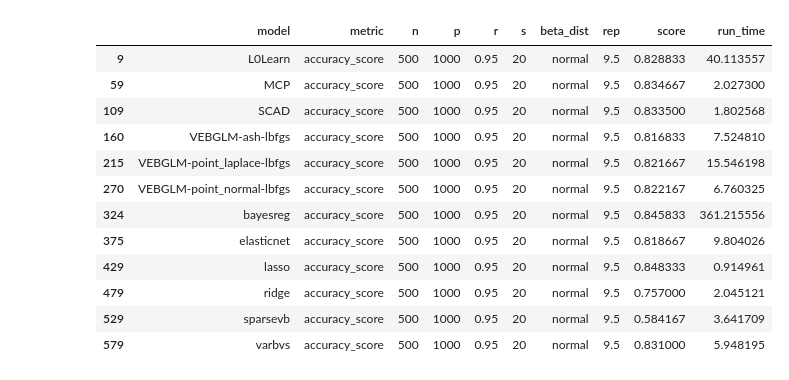
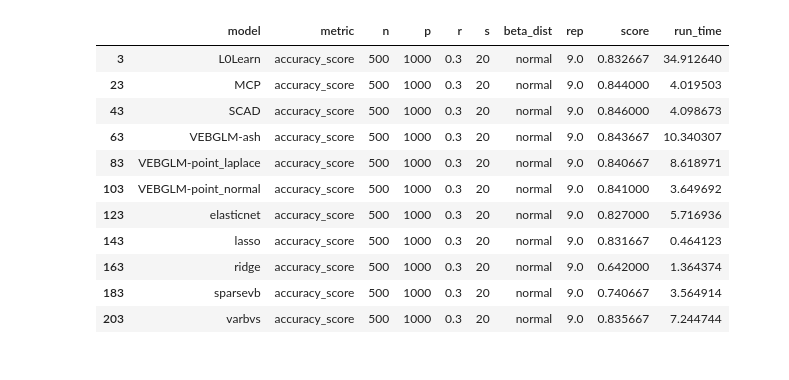
Before and after one commit to DongyueXie/vebglm-paper, a Jupyter notebook: simulation/analyze_simu.ipynb, the cells around one changed output. Cells and saved outputs as stored; diff of their text form; code cells hidden in the pictures.

Commit message:
revise simu code

```diff
--- a/simulation/analyze_simu.ipynb
+++ b/simulation/analyze_simu.ipynb
@@ -21,25 +21,24 @@ import matplotlib.pyplot as plt
 # %%
 
 pd.set_option('display.max_rows', None)
-with open('/home/dxie/myPy/VEBGLM-paper/simulation/results/simu_res_rho.pkl', 'rb') as f:
+with open('/home/mypro3/myPy/VEBGLM-paper/simulation/results/simu_metric_rho.pkl', 'rb') as f:
     res = pickle.load(f)
 results_df = pd.DataFrame(res)
 # %%
 res = results_df.groupby(['model', 'metric','n','p','r','s','beta_dist']).median().reset_index()
 # %%
 # res[(res['metric']=='recall_score') ]
-res[(res['metric']=='accuracy_score') & (res['r']==0.95) ]
+res[(res['metric']=='accuracy_score') & (res['r']==0.3) & (res['p']==1000)]
 # %% [output]
 |  | model | metric | n | p | r | s | beta_dist | rep | score | run_time |
-| 9 | L0Learn | accuracy_score | 500 | 1000 | 0.95 | 20 | normal | 9.5 | 0.828833 | 40.113557 |
-| 59 | MCP | accuracy_score | 500 | 1000 | 0.95 | 20 | normal | 9.5 | 0.834667 | 2.027300 |
-| 109 | SCAD | accuracy_score | 500 | 1000 | 0.95 | 20 | normal | 9.5 | 0.833500 | 1.802568 |
-| 160 | VEBGLM-ash-lbfgs | accuracy_score | 500 | 1000 | 0.95 | 20 | normal | 9.5 | 0.816833 | 7.524810 |
-| 215 | VEBGLM-point_laplace-lbfgs | accuracy_score | 500 | 1000 | 0.95 | 20 | normal | 9.5 | 0.821667 | 15.546198 |
-| 270 | VEBGLM-point_normal-lbfgs | accuracy_score | 500 | 1000 | 0.95 | 20 | normal | 9.5 | 0.822167 | 6.760325 |
-| 324 | bayesreg | accuracy_score | 500 | 1000 | 0.95 | 20 | normal | 9.5 | 0.845833 | 361.215556 |
-| 375 | elasticnet | accuracy_score | 500 | 1000 | 0.95 | 20 | normal | 9.5 | 0.818667 | 9.804026 |
-| 429 | lasso | accuracy_score | 500 | 1000 | 0.95 | 20 | normal | 9.5 | 0.848333 | 0.914961 |
-| 479 | ridge | accuracy_score | 500 | 1000 | 0.95 | 20 | normal | 9.5 | 0.757000 | 2.045121 |
-| 529 | sparsevb | accuracy_score | 500 | 1000 | 0.95 | 20 | normal | 9.5 | 0.584167 | 3.641709 |
-| 579 | varbvs | accuracy_score | 500 | 1000 | 0.95 | 20 | normal | 9.5 | 0.831000 | 5.948195 |
+| 3 | L0Learn | accuracy_score | 500 | 1000 | 0.3 | 20 | normal | 9.0 | 0.832667 | 34.912640 |
+| 23 | MCP | accuracy_score | 500 | 1000 | 0.3 | 20 | normal | 9.0 | 0.844000 | 4.019503 |
+| 43 | SCAD | accuracy_score | 500 | 1000 | 0.3 | 20 | normal | 9.0 | 0.846000 | 4.098673 |
+| 63 | VEBGLM-ash | accuracy_score | 500 | 1000 | 0.3 | 20 | normal | 9.0 | 0.843667 | 10.340307 |
+| 83 | VEBGLM-point_laplace | accuracy_score | 500 | 1000 | 0.3 | 20 | normal | 9.0 | 0.840667 | 8.618971 |
+| 103 | VEBGLM-point_normal | accuracy_score | 500 | 1000 | 0.3 | 20 | normal | 9.0 | 0.841000 | 3.649692 |
+| 123 | elasticnet | accuracy_score | 500 | 1000 | 0.3 | 20 | normal | 9.0 | 0.827000 | 5.716936 |
+| 143 | lasso | accuracy_score | 500 | 1000 | 0.3 | 20 | normal | 9.0 | 0.831667 | 0.464123 |
+| 163 | ridge | accuracy_score | 500 | 1000 | 0.3 | 20 | normal | 9.0 | 0.642000 | 1.364374 |
+| 183 | sparsevb | accuracy_score | 500 | 1000 | 0.3 | 20 | normal | 9.0 | 0.740667 | 3.564914 |
+| 203 | varbvs | accuracy_score | 500 | 1000 | 0.3 | 20 | normal | 9.0 | 0.835667 | 7.244744 |
```
Also changed, not shown: parts of 1 cell of this notebook, 3 other files.
